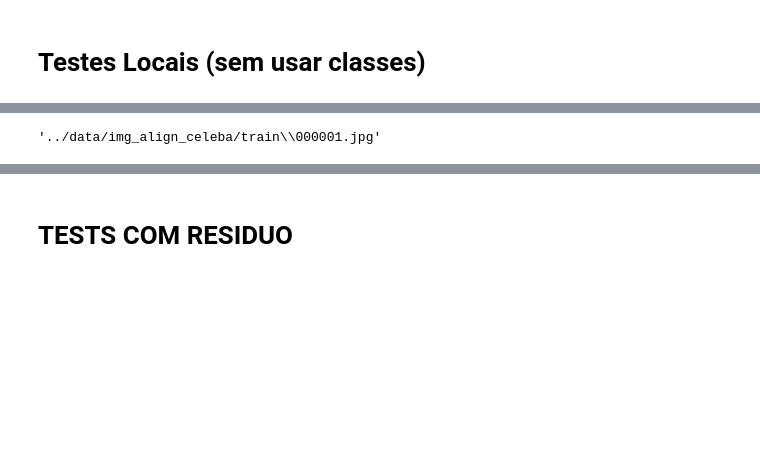
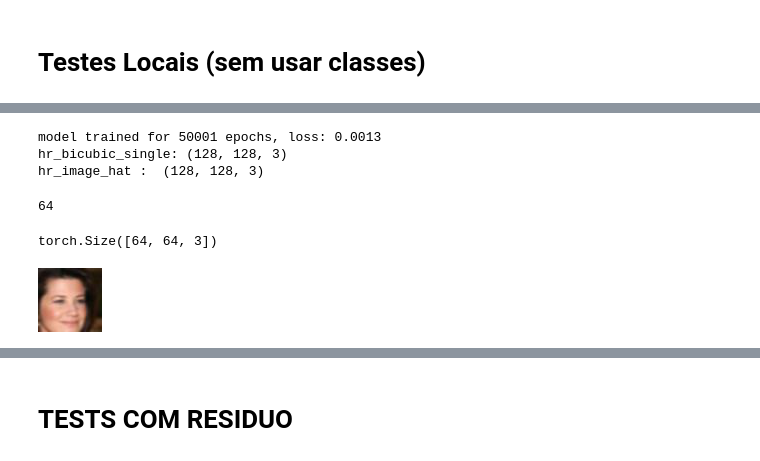
Before and after one commit to alsombra/residual_super_resolution, a Jupyter notebook: Untitled.ipynb, the cells around one changed output, grey strips where cells are left out. Drawn from its saved outputs; the diff is of its cells as text; code cells hidden in the pictures; blank space fills up the shorter version.

Commit message:
added test functions

```diff
--- a/Untitled.ipynb
+++ b/Untitled.ipynb
@@ -1209,4 +1246,0 @@ model trained for 200100 epochs, loss: 0.0149
-# %%
-image_path
-# %% [output]
-'../data/img_align_celeba/train\\000001.jpg'
@@ -1212,0 +1249,30 @@ image_path
+# %%
+test_and_error()
+# %% [output]
+model trained for 50001 epochs, loss: 0.0013
+hr_bicubic_single: (128, 128, 3)
+hr_image_hat :  (128, 128, 3)
+# %%
+test_image_path = './test_images/lucas_LR_from_original.png'
+lr_image = Image.open(test_image_path)
+lr_image.size[0]
+# %% [output]
+64
+# %%
+test_image_path = './test_images/LUCAS_LR_from_ORIGINAL.jpg'
+model.eval()
+# input (low-resolution image)
+lr_image = Image.open(test_image_path) #
+lr_image_scaled = Scaling(lr_image)
+lr_image_scaled = torch.from_numpy(lr_image_scaled).float().to(device) # NUMPY to TORCH
+lr_image_scaled.size()
+# %% [output]
+torch.Size([64, 64, 3])
+# %%
+test_image_pathLR = './test_images/test_50100_lr.jpg'
+test_image_pathHR = './test_images/test_50100_hr.jpg'
+imagem_lr = Image.open(test_image_pathLR)
+imagem_hr = Image.open(test_image_pathHR)
+imagem_lr
+# %% [output]
+[figure, added]
```
Also changed, not shown: parts of 98 cells of this notebook, 44 other files.
